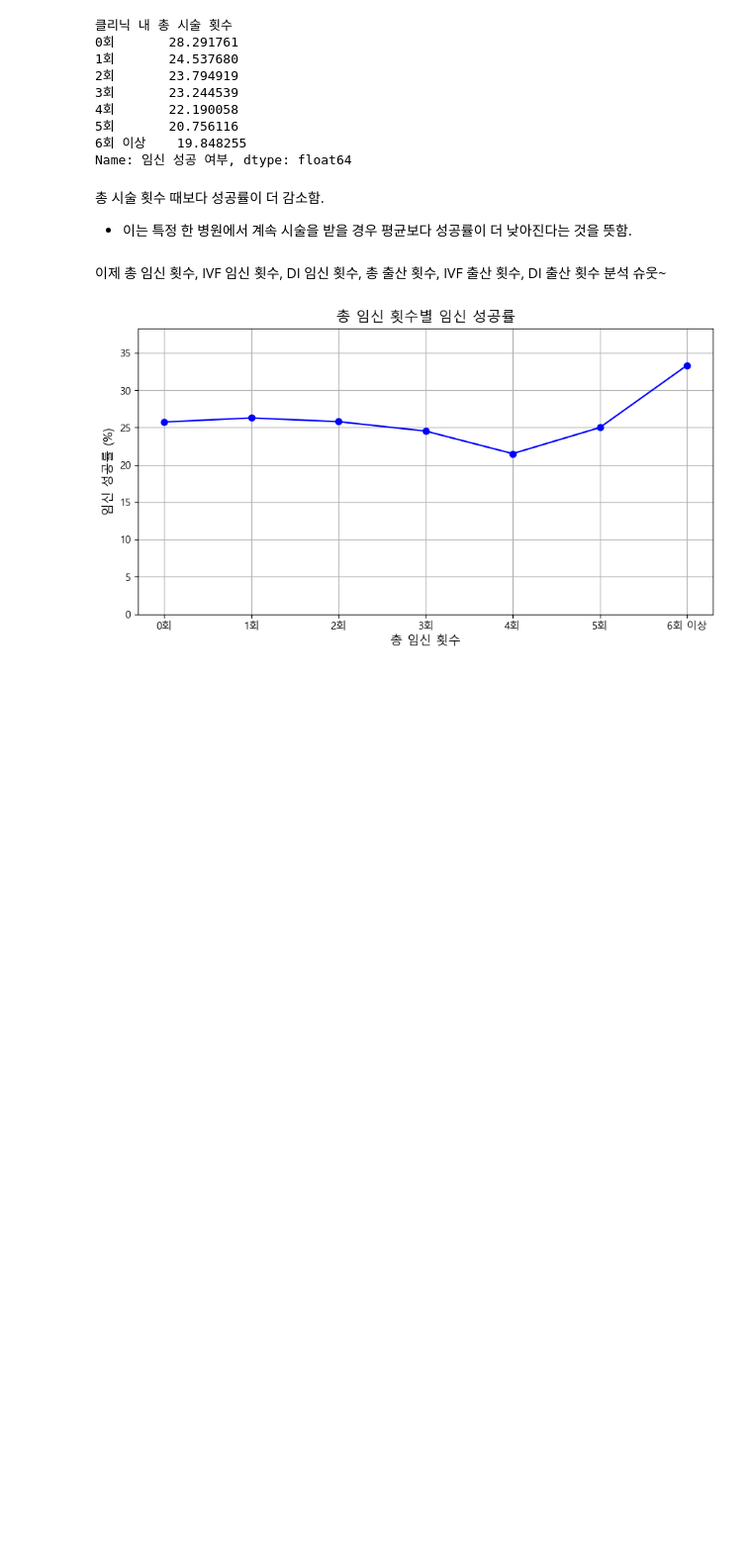
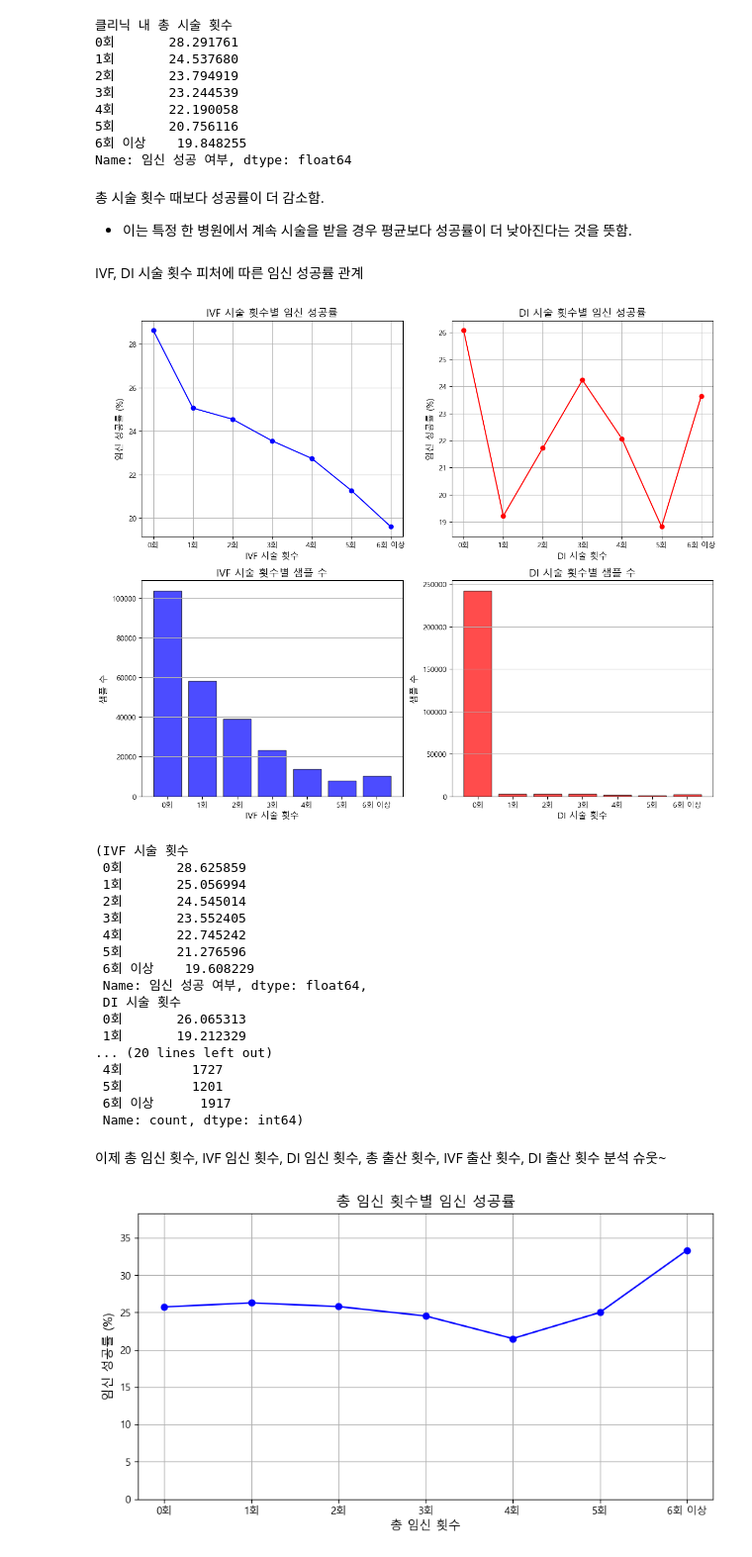
Before and after one commit to jungoat/Infertility, a Jupyter notebook: EDA.ipynb, the cells around one changed output. Shown at 99% size. Saved outputs shown, nothing was run; the diff lists cells and outputs as text; code cells hidden in the pictures; blank space fills up the shorter version.

```diff
--- a/EDA.ipynb
+++ b/EDA.ipynb
@@ -722,6 +669,65 @@ Name: 임신 성공 여부, dtype: float64
 # %% [markdown]
 총 시술 횟수 때보다 성공률이 더 감소함.
 - 이는 특정 한 병원에서 계속 시술을 받을 경우 평균보다 성공률이 더 낮아진다는 것을 뜻함.
+# %% [markdown]
+IVF, DI 시술 횟수 피처에 따른 임신 성공률 관계
+# %%
+ivf_success_rate = df.groupby("IVF 시술 횟수")["임신 성공 여부"].mean() * 100
+
+di_success_rate = df.groupby("DI 시술 횟수")["임신 성공 여부"].mean() * 100
+
+ivf_sample_count = df["IVF 시술 횟수"].value_counts().sort_index()
+di_sample_count = df["DI 시술 횟수"].value_counts().sort_index()
+
+fig, axes = plt.subplots(2, 2, figsize=(12, 10))
+
+axes[0, 0].plot(ivf_success_rate.index, ivf_success_rate.values, marker="o", linestyle="-", color="blue")
+axes[0, 0].set_xlabel("IVF 시술 횟수", fontsize=12)
+axes[0, 0].set_ylabel("임신 성공률 (%)", fontsize=12)
+axes[0, 0].set_title("IVF 시술 횟수별 임신 성공률", fontsize=14)
+axes[0, 0].grid(True)
+
+axes[0, 1].plot(di_success_rate.index, di_success_rate.values, marker="o", linestyle="-", color="red")
+axes[0, 1].set_xlabel("DI 시술 횟수", fontsize=12)
+axes[0, 1].set_ylabel("임신 성공률 (%)", fontsize=12)
+axes[0, 1].set_title("DI 시술 횟수별 임신 성공률", fontsize=14)
+axes[0, 1].grid(True)
+
+axes[1, 0].bar(ivf_sample_count.index, ivf_sample_count.values, color="blue", alpha=0.7, edgecolor="black")
+axes[1, 0].set_xlabel("IVF 시술 횟수", fontsize=12)
+axes[1, 0].set_ylabel("샘플 수", fontsize=12)
+axes[1, 0].set_title("IVF 시술 횟수별 샘플 수", fontsize=14)
+axes[1, 0].grid(axis="y")
+
+axes[1, 1].bar(di_sample_count.index, di_sample_count.values, color="red", alpha=0.7, edgecolor="black")
+axes[1, 1].set_xlabel("DI 시술 횟수", fontsize=12)
+axes[1, 1].set_ylabel("샘플 수", fontsize=12)
+axes[1, 1].set_title("DI 시술 횟수별 샘플 수", fontsize=14)
+axes[1, 1].grid(axis="y")
+
+plt.tight_layout()
+plt.show()
+
+ivf_success_rate, di_success_rate, ivf_sample_count, di_sample_count
+# %% [output]
+[figure, added]
+(IVF 시술 횟수
+ 0회       28.625859
+ 1회       25.056994
+ 2회       24.545014
+ 3회       23.552405
+ 4회       22.745242
+ 5회       21.276596
+ 6회 이상    19.608229
+ Name: 임신 성공 여부, dtype: float64,
+ DI 시술 횟수
+ 0회       26.065313
+ 1회       19.212329
+... (20 lines left out)
+ 4회         1727
+ 5회         1201
+ 6회 이상      1917
+ Name: count, dtype: int64)
 # %% [markdown]
 이제 총 임신 횟수, IVF 임신 횟수, DI 임신 횟수, 총 출산 횟수, IVF 출산 횟수, DI 출산 횟수 분석 슈웃~
 # %%
```
Also changed, not shown: parts of 29 cells of this notebook, 1 other file.
